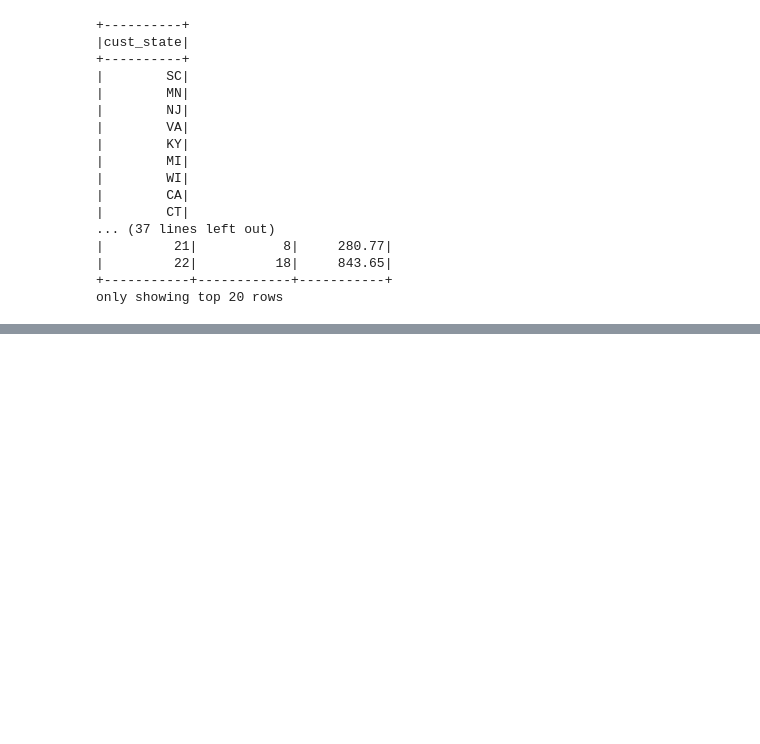
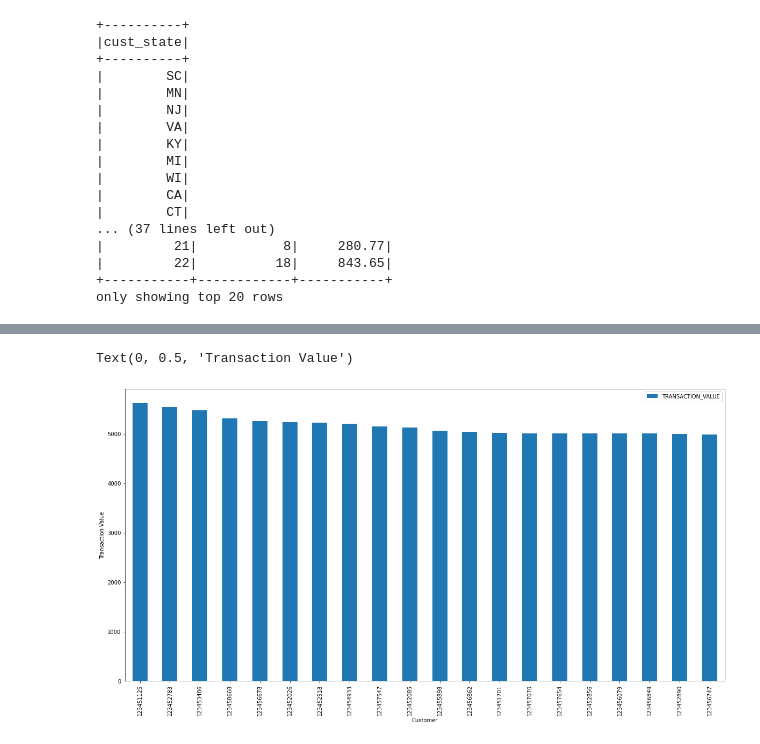
Before and after one commit to vitasunnie0812/Capstone_project, a Jupyter notebook: CAPSTONE_PROJECT.ipynb, the cells around one changed output, grey strips where cells are left out. Saved outputs shown, nothing was run; the diff lists cells and outputs as text; code cells hidden in the pictures; blank space fills up the shorter version.

```diff
--- a/CAPSTONE_PROJECT.ipynb
+++ b/CAPSTONE_PROJECT.ipynb
@@ -561,0 +672,3 @@ only showing top 20 rows
+# %%
+graph3 = pd_credit.groupby('CUST_SSN').sum()['TRANSACTION_VALUE'].to_frame().sort_values( by='TRANSACTION_VALUE',ascending =False).head(20)
+graph3
@@ -561,0 +694,7 @@ only showing top 20 rows
+# %%
+graph3.plot(kind = 'bar' , figsize = (20,10) ,rot=90)
+plt.xlabel("Customer")
+plt.ylabel("Transaction Value")
+# %% [output]
+Text(0, 0.5, 'Transaction Value')
+[figure, added]
```
Also changed, not shown: parts of 59 cells of this notebook.
